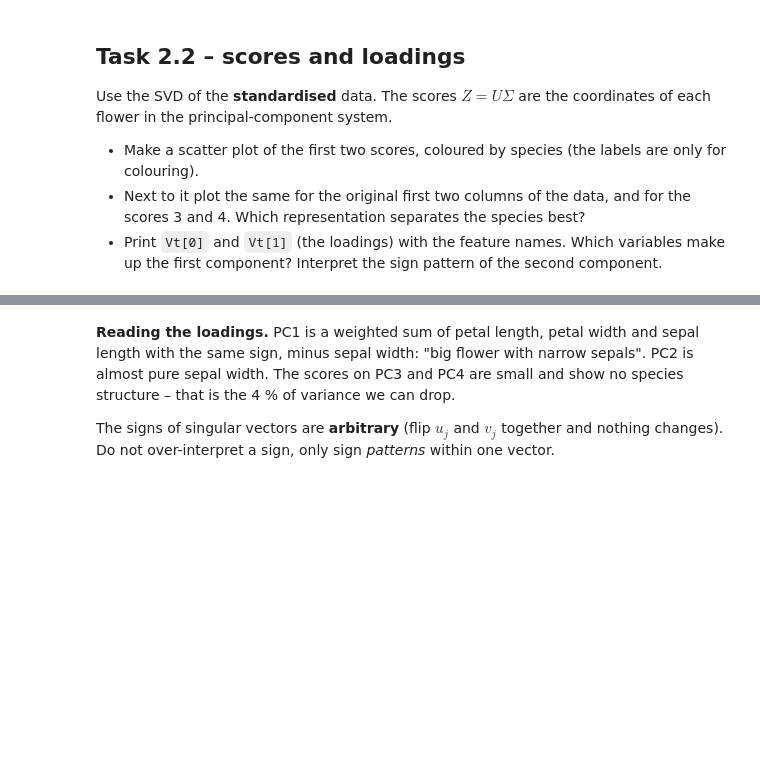
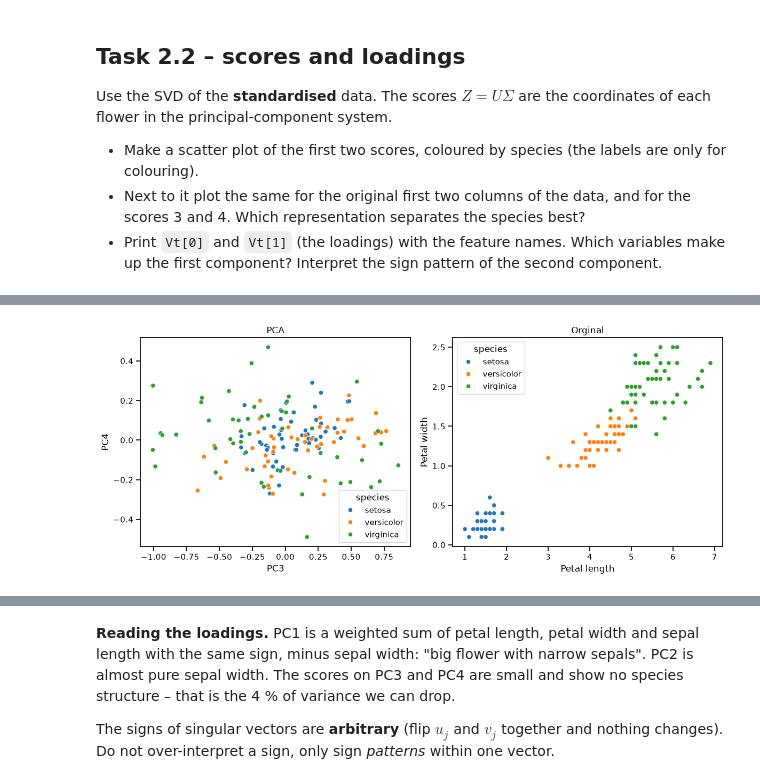
Before and after one commit to Xraaaay/lu_bern02_material, a Jupyter notebook: Labs/unsupervised/unsupervised_learning.ipynb, the cells around one changed output, grey strips where cells are left out. Saved outputs shown, nothing was run; the diff lists cells and outputs as text; code cells hidden in the pictures; blank space fills up the shorter version.

```diff
--- a/Labs/unsupervised/unsupervised_learning.ipynb
+++ b/Labs/unsupervised/unsupervised_learning.ipynb
@@ -194,0 +260,17 @@ principal-component system.
+# %%
+fig, axes = plt.subplots(1, 2, figsize=(12, 5))
+
+sns.scatterplot(x=Z3[:, 2], y=Z3[:, 3], hue=species, ax=axes[0])
+axes[0].set_title("PCA")
+axes[0].set_xlabel("PC3")
+axes[0].set_ylabel("PC4")
+
+sns.scatterplot(x=df_iris.values[:, 2], y=df_iris.values[:, 3], hue=species, ax=axes[1])
+axes[1].set_title("Orginal")
+axes[1].set_xlabel("Petal length")
+axes[1].set_ylabel("Petal width")
+
+plt.tight_layout()
+plt.show()
+# %% [output]
+[figure, added]
```
Also changed, not shown: parts of 8 cells of this notebook.
